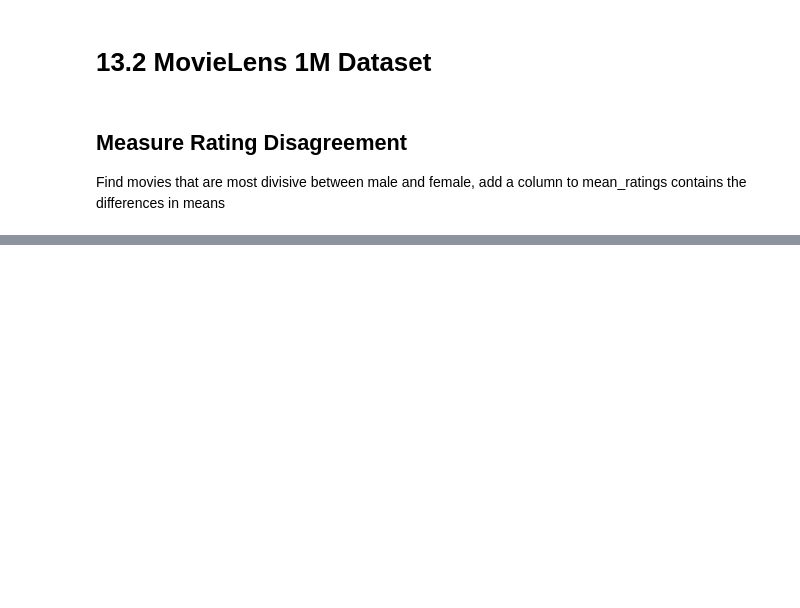
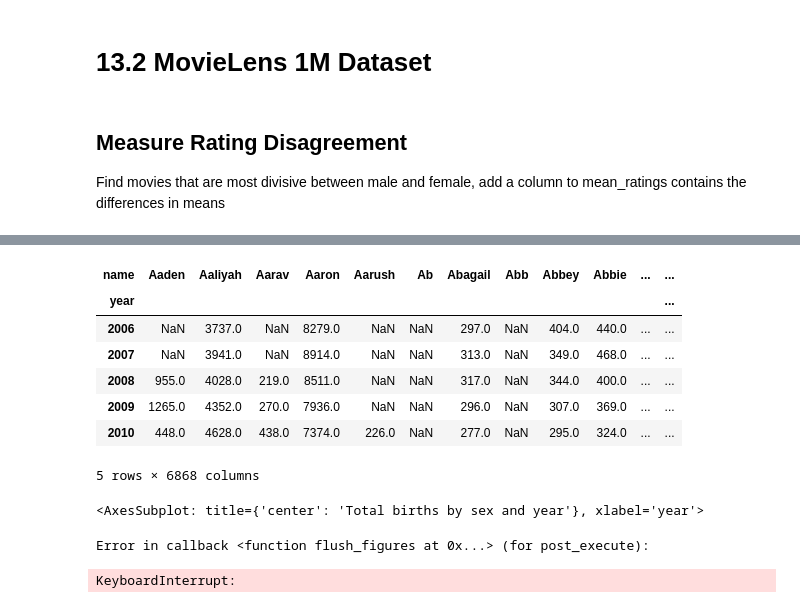
Before and after one commit to zqTheDesigner/rading_python-for-data-analysis, a Jupyter notebook: ch13_data-analysis-examples.ipynb, the cells around one changed output, grey strips where cells are left out. Cells and saved outputs as stored; diff of their text form; code cells hidden in the pictures; blank space fills up the shorter version.

```diff
--- a/ch13_data-analysis-examples.ipynb
+++ b/ch13_data-analysis-examples.ipynb
@@ -245,0 +256,34 @@ genre_ratings
+# %%
+# Assemble all of the data into a single DataFrame
+
+pieces = []
+
+for year in range(1880, 2011):
+	path = f'datasets/babynames/yob{year}.txt'
+	frame = pd.read_csv(path, names=['name', 'sex', 'births'])
+
+	# Add a column of year
+	frame['year'] = year
+	pieces.append(frame)
+# %%
+# Concatenate everything into a single DataFrame
+names = pd.concat(pieces, ignore_index=True)
+# %%
+total_births = names.pivot_table('births', index='year', columns='sex', aggfunc=sum)
+# %%
+total_births.tail()
+# %% [output]
+| name | Aaden | Aaliyah | Aarav | Aaron | Aarush | Ab | Abagail | Abb | Abbey | Abbie | ... | ... |
+| year |  |  |  |  |  |  |  |  |  |  |  | ... |
+| 2006 | NaN | 3737.0 | NaN | 8279.0 | NaN | NaN | 297.0 | NaN | 404.0 | 440.0 | ... | ... |
+| 2007 | NaN | 3941.0 | NaN | 8914.0 | NaN | NaN | 313.0 | NaN | 349.0 | 468.0 | ... | ... |
+| 2008 | 955.0 | 4028.0 | 219.0 | 8511.0 | NaN | NaN | 317.0 | NaN | 344.0 | 400.0 | ... | ... |
+| 2009 | 1265.0 | 4352.0 | 270.0 | 7936.0 | NaN | NaN | 296.0 | NaN | 307.0 | 369.0 | ... | ... |
+| 2010 | 448.0 | 4628.0 | 438.0 | 7374.0 | 226.0 | NaN | 277.0 | NaN | 295.0 | 324.0 | ... | ... |
+5 rows × 6868 columns
+# %%
+total_births.plot(title='Total births by sex and year')
+# %% [output]
+<AxesSubplot: title={'center': 'Total births by sex and year'}, xlabel='year'>
+Error in callback <function flush_figures at 0x...> (for post_execute):
+KeyboardInterrupt:
```
Also changed, not shown: parts of 37 cells of this notebook.
